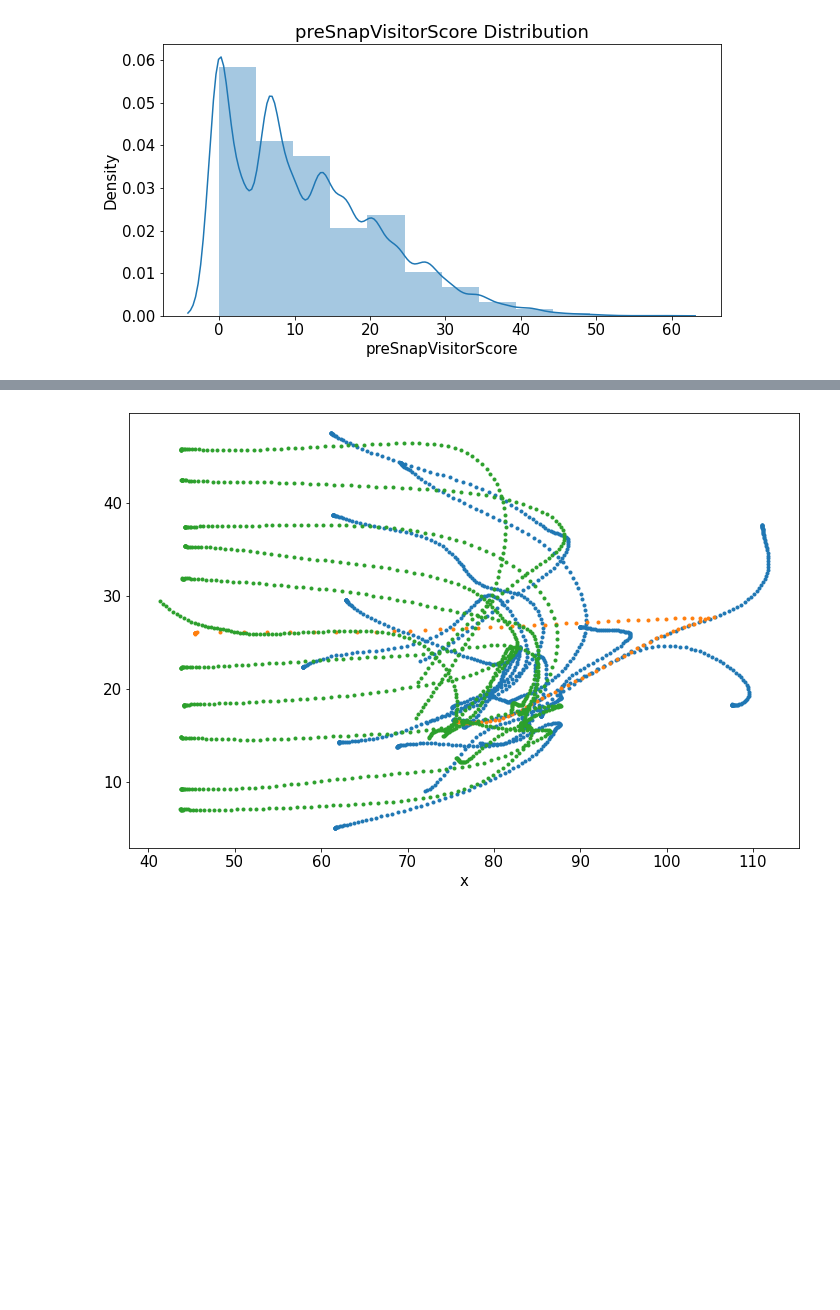
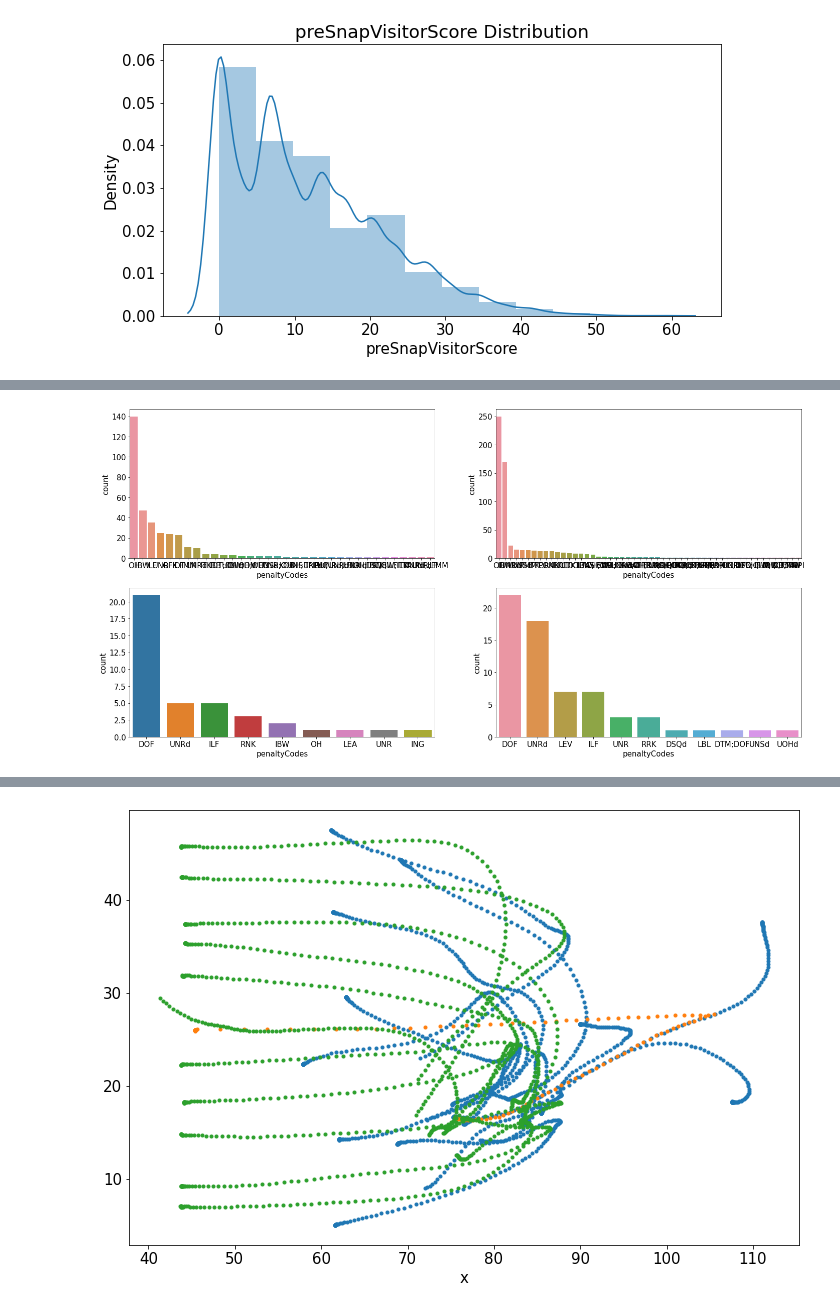
Before and after one commit to mikemoore26/nfl_big_data, a Jupyter notebook: EDA.ipynb, the cells around one changed output, grey strips where cells are left out. Cells and saved outputs as stored; diff of their text form; code cells hidden in the pictures; blank space fills up the shorter version.

```diff
--- a/EDA.ipynb
+++ b/EDA.ipynb
@@ -608,0 +659,3 @@ ax.set_title('preSnapVisitorScore Distribution');
+# %%
+punt_df=data_plays[data_plays['specialTeamsPlayType'] == 'Punt']
+punt_df
@@ -608,0 +697,3 @@ ax.set_title('preSnapVisitorScore Distribution');
+# %%
+fg_df=data_plays[data_plays['specialTeamsPlayType'] == 'Field Goal']
+fg_df
@@ -608,0 +735,3 @@ ax.set_title('preSnapVisitorScore Distribution');
+# %%
+extra_df=data_plays[data_plays['specialTeamsPlayType'] == 'Extra Point']
+extra_df
@@ -608,0 +752,2 @@ ax.set_title('preSnapVisitorScore Distribution');
+# %%
+spteam_type = [kickoff_df,punt_df,fg_df,extra_df]
@@ -608,0 +756,13 @@ ax.set_title('preSnapVisitorScore Distribution');
+# %%
+fig, ax = plt.subplots(nrows=2, ncols=2, figsize=(24, 12))
+sns.countplot(data=spteam_type[0],x='penaltyCodes',order = spteam_type[0]['penaltyCodes'].value_counts().index,ax=ax[0, 0])
+sns.countplot(data=spteam_type[1],x='penaltyCodes',order = spteam_type[1]['penaltyCodes'].value_counts().index,ax=ax[0, 1])
+sns.countplot(data=spteam_type[2],x='penaltyCodes',order = spteam_type[2]['penaltyCodes'].value_counts().index,ax=ax[1, 0])
+sns.countplot(data=spteam_type[3],x='penaltyCodes',order = spteam_type[3]['penaltyCodes'].value_counts().index,ax=ax[1, 1])
+
+#     ax[1,0].plot(x, y, label='c')
+#     ax[1,1].plot(x, y, label='d')
+
+plt.show()
+# %% [output]
+[figure, added]
```
Also changed, not shown: parts of 43 cells of this notebook, 3 other files.
